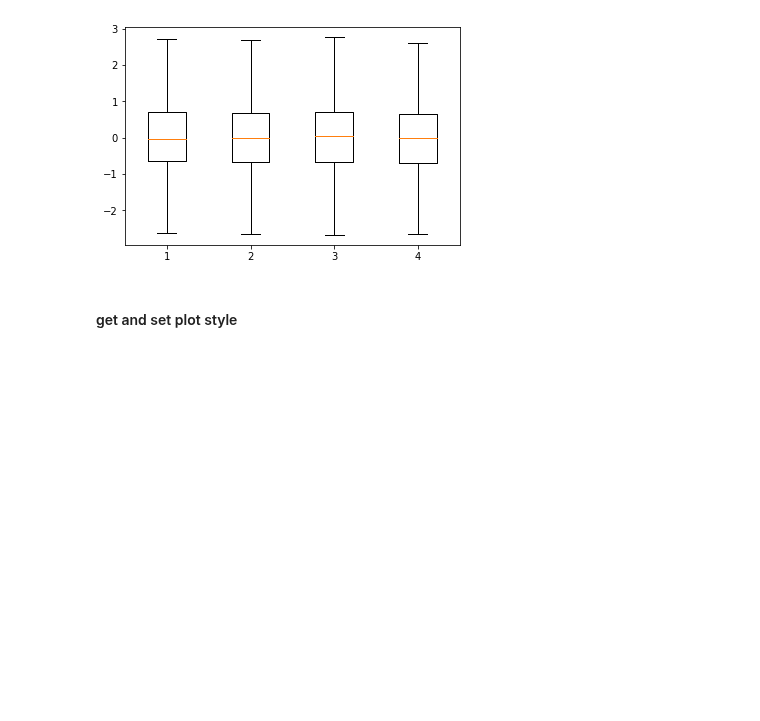
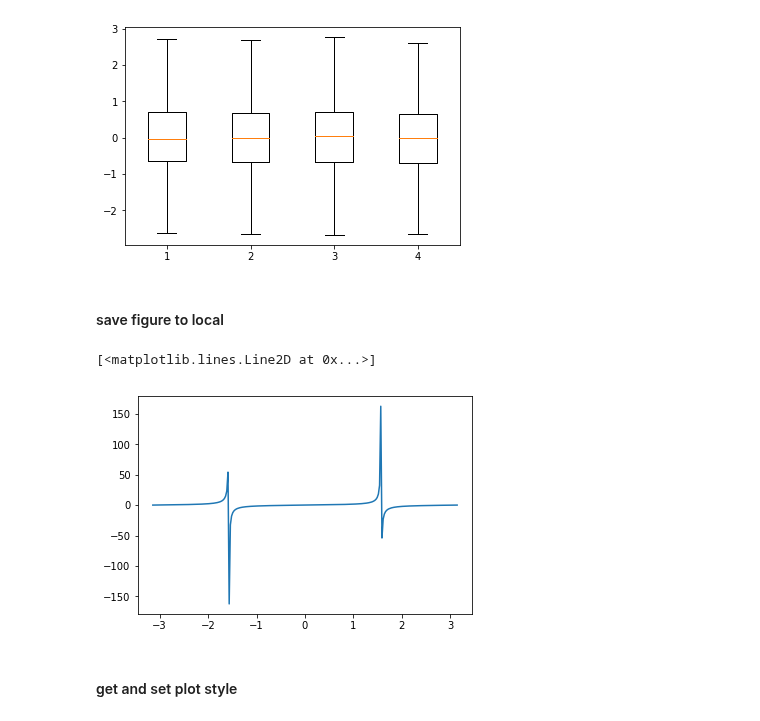
Before and after one commit to w26738/Notebook, a Jupyter notebook: data_analysis/matplotlib_101.ipynb, the cells around one changed output. Saved outputs shown, nothing was run; the diff lists cells and outputs as text; code cells hidden in the pictures; blank space fills up the shorter version.

```diff
--- a/data_analysis/matplotlib_101.ipynb
+++ b/data_analysis/matplotlib_101.ipynb
@@ -141,5 +143,19 @@ plt.boxplot(data, sym='');
 # %% [output]
 [figure]
+# %% [markdown]
+#### save figure to local
+# %%
+x = np.linspace(-np.pi, np.pi, 256)
+y = np.tan(x)
+
+plt.plot(x, y,)
+# fig = plt.gcf()
+# fig.set_size_inches(12, 8)
+# # plt.savefig('tan.png', dip=1200, )
+# # plt.savefig('tan.pdf', dip=900)
+# %% [output]
+[<matplotlib.lines.Line2D at 0x...>]
+[figure, added]
 # %% [markdown]
 #### get and set plot style
 # %%
```
Also changed, not shown: parts of 19 cells of this notebook.
